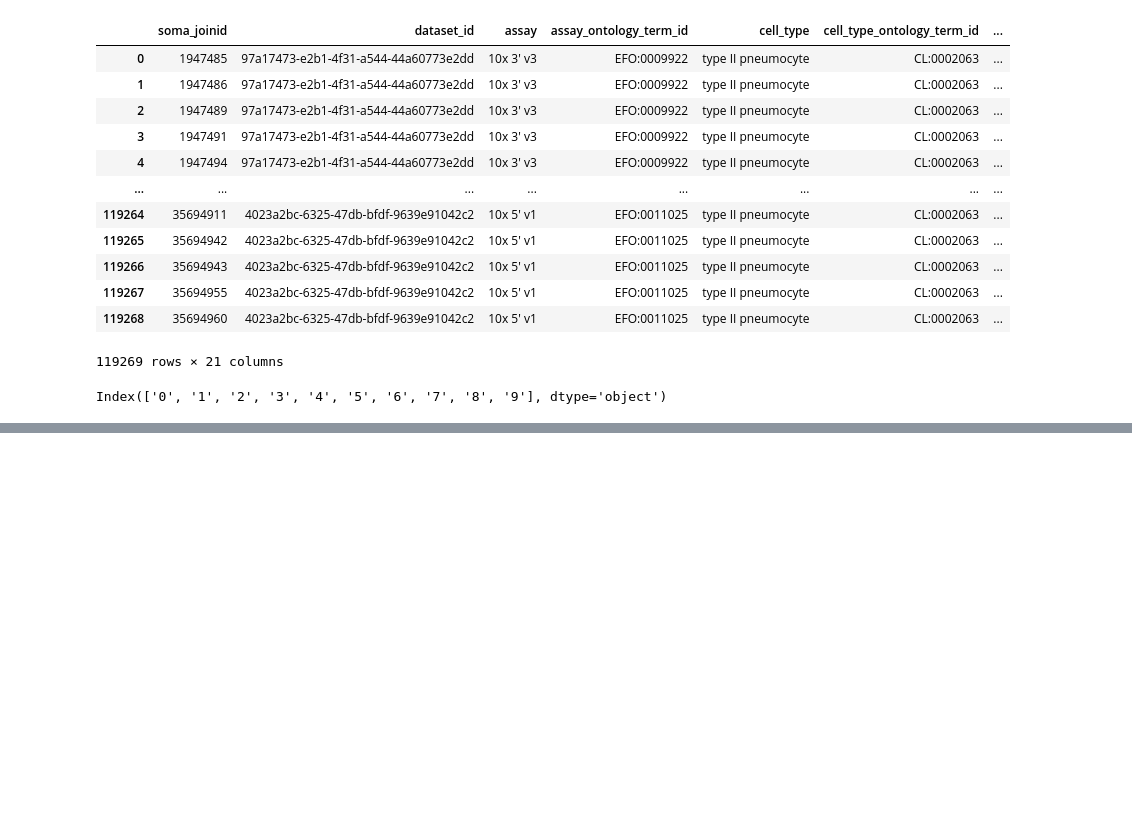
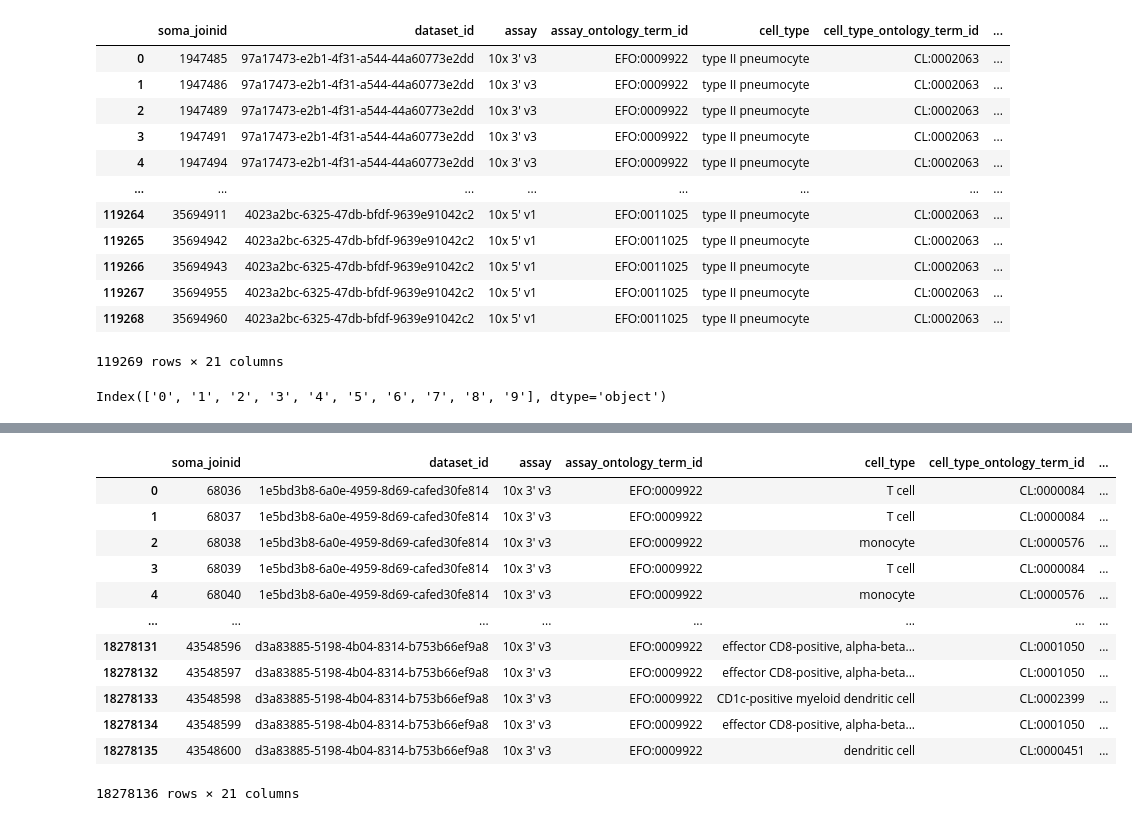
Before and after one commit to joshfuchs/McCells, a Jupyter notebook: query_cell_census.ipynb, the cells around one changed output, grey strips where cells are left out. Saved outputs shown, nothing was run; the diff lists cells and outputs as text; code cells hidden in the pictures; blank space fills up the shorter version.

Commit message:
exploring data structures

```diff
--- a/query_cell_census.ipynb
+++ b/query_cell_census.ipynb
@@ -122,0 +136,23 @@ adata_df.shape
+# %%
+# does this just bring in the meta data? I think I need the gene expression data as well. How do I get that?
+# use .get_anndata
+
+cell_10v3 = (
+    census["census_data"]["homo_sapiens"].obs.read(value_filter='''assay == "10x 3\' v3"''').concat().to_pandas()
+)
+
+# another query method
+# lung_adata = cell_census.get_anndata(
+#     census,
+#     organism="Homo sapiens",
+#     obs_coords=(lung_cell_subsampled_ids,),
+#     var_coords=(lung_gene_ids,),
+# )
+
+# adata = cell_census.get_anndata(
+#     census=census,
+#     organism="Homo sapiens",
+#     var_value_filter="feature_id in ['ENSG00000161798', 'ENSG00000188229']",
+#     obs_value_filter="cell_type == 'B cell' and tissue_general == 'lung' and disease == 'COVID-19'",
+#     column_names={"obs": ["sex"]},
+# )
@@ -122,0 +190,16 @@ adata_df.shape
+# %%
+cell_10v3
+# %% [output]
+|  | soma_joinid | dataset_id | assay | assay_ontology_term_id | cell_type | cell_type_ontology_term_id | ... |
+| 0 | 68036 | 1e5bd3b8-6a0e-4959-8d69-cafed30fe814 | 10x 3' v3 | EFO:0009922 | T cell | CL:0000084 | ... |
+| 1 | 68037 | 1e5bd3b8-6a0e-4959-8d69-cafed30fe814 | 10x 3' v3 | EFO:0009922 | T cell | CL:0000084 | ... |
+| 2 | 68038 | 1e5bd3b8-6a0e-4959-8d69-cafed30fe814 | 10x 3' v3 | EFO:0009922 | monocyte | CL:0000576 | ... |
+| 3 | 68039 | 1e5bd3b8-6a0e-4959-8d69-cafed30fe814 | 10x 3' v3 | EFO:0009922 | T cell | CL:0000084 | ... |
+| 4 | 68040 | 1e5bd3b8-6a0e-4959-8d69-cafed30fe814 | 10x 3' v3 | EFO:0009922 | monocyte | CL:0000576 | ... |
+| ... | ... | ... | ... | ... | ... | ... | ... |
+| 18278131 | 43548596 | d3a83885-5198-4b04-8314-b753b66ef9a8 | 10x 3' v3 | EFO:0009922 | effector CD8-positive, alpha-beta... | CL:0001050 | ... |
+| 18278132 | 43548597 | d3a83885-5198-4b04-8314-b753b66ef9a8 | 10x 3' v3 | EFO:0009922 | effector CD8-positive, alpha-beta... | CL:0001050 | ... |
+| 18278133 | 43548598 | d3a83885-5198-4b04-8314-b753b66ef9a8 | 10x 3' v3 | EFO:0009922 | CD1c-positive myeloid dendritic cell | CL:0002399 | ... |
+| 18278134 | 43548599 | d3a83885-5198-4b04-8314-b753b66ef9a8 | 10x 3' v3 | EFO:0009922 | effector CD8-positive, alpha-beta... | CL:0001050 | ... |
+| 18278135 | 43548600 | d3a83885-5198-4b04-8314-b753b66ef9a8 | 10x 3' v3 | EFO:0009922 | dendritic cell | CL:0000451 | ... |
+18278136 rows × 21 columns
```
Also changed, not shown: parts of 11 cells of this notebook.
